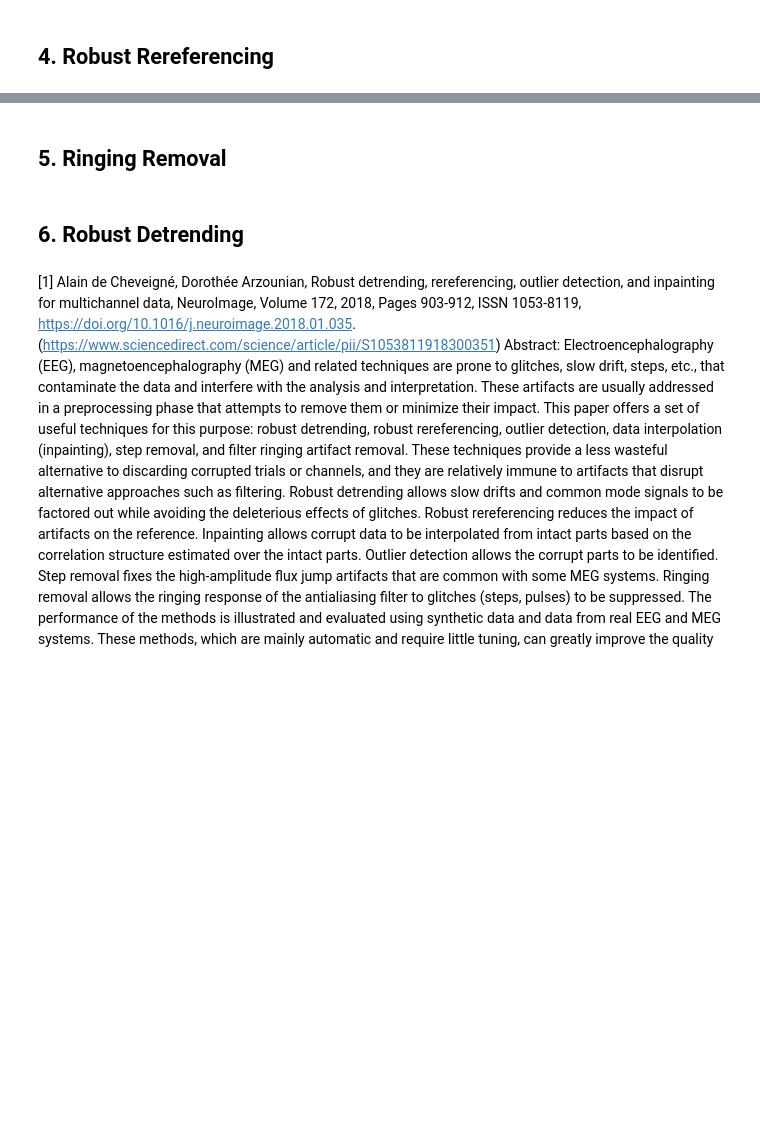
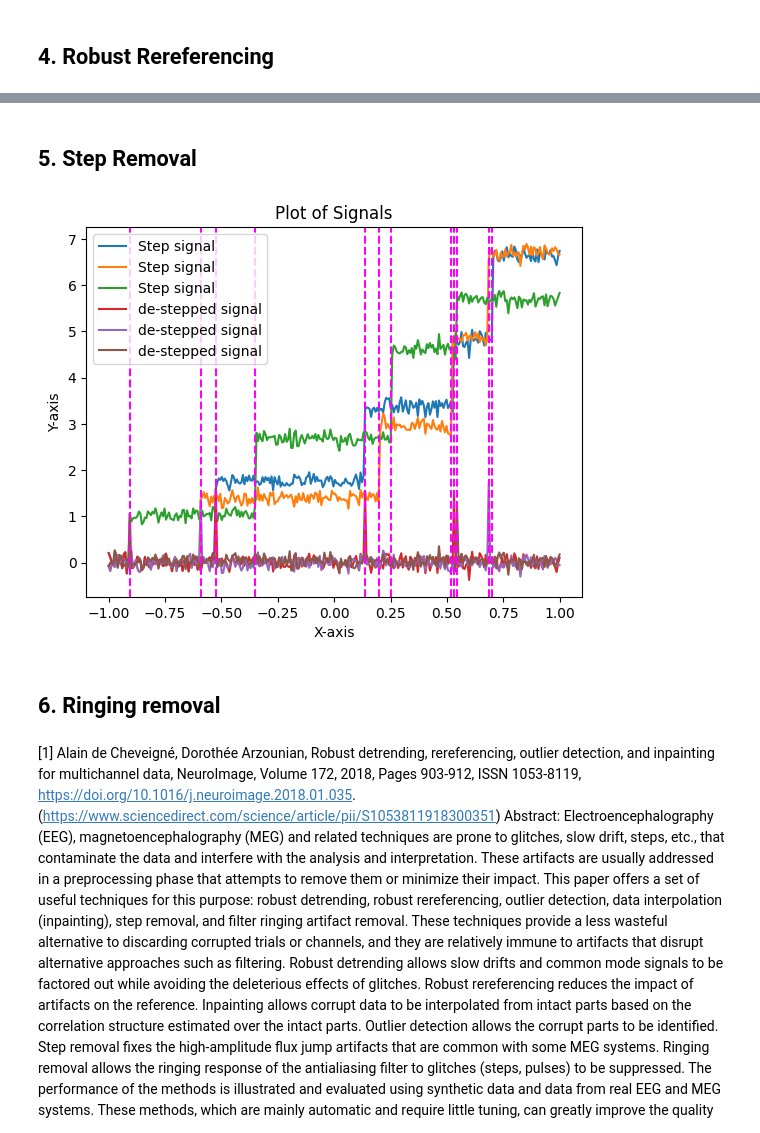
Before and after one commit to alexicanesse/robust-detrending-rereferencing-outlier-detection-and-inpainting-for-multichannel-data, a Jupyter notebook: implementation.ipynb, the cells around one changed output, grey strips where cells are left out. Saved outputs shown, nothing was run; the diff lists cells and outputs as text; code cells hidden in the pictures; blank space fills up the shorter version.

```diff
--- a/implementation.ipynb
+++ b/implementation.ipynb
@@ -198,2 +219,2 @@ utils.plot_signals_side_by_side(t, rereferenced_x.T, rereferenced_x.T - (x_not_c
 # %% [markdown]
-## 5. Ringing Removal
+## 5. Step Removal
@@ -200,5 +290,10 @@ utils.plot_signals_side_by_side(t, rereferenced_x.T, rereferenced_x.T - (x_not_c
+# %%
+x_step_removed, stepList = step_removal(x_step.T)
+utils.plot_signals(t, [x_step.T, x_step_removed], y_names=["Step signal", "de-stepped signal"], y_lines=[t[step] for step in stepList])
+# %% [output]
+[figure, added]
 # %% [markdown]
-## 6. Robust Detrending
+## 6. Ringing removal
 # %% [markdown]
 [1] Alain de Cheveigné, Dorothée Arzounian,
 Robust detrending, rereferencing, outlier detection, and inpainting for multichannel data,
```
Also changed, not shown: parts of 8 cells of this notebook, 1 other file.
